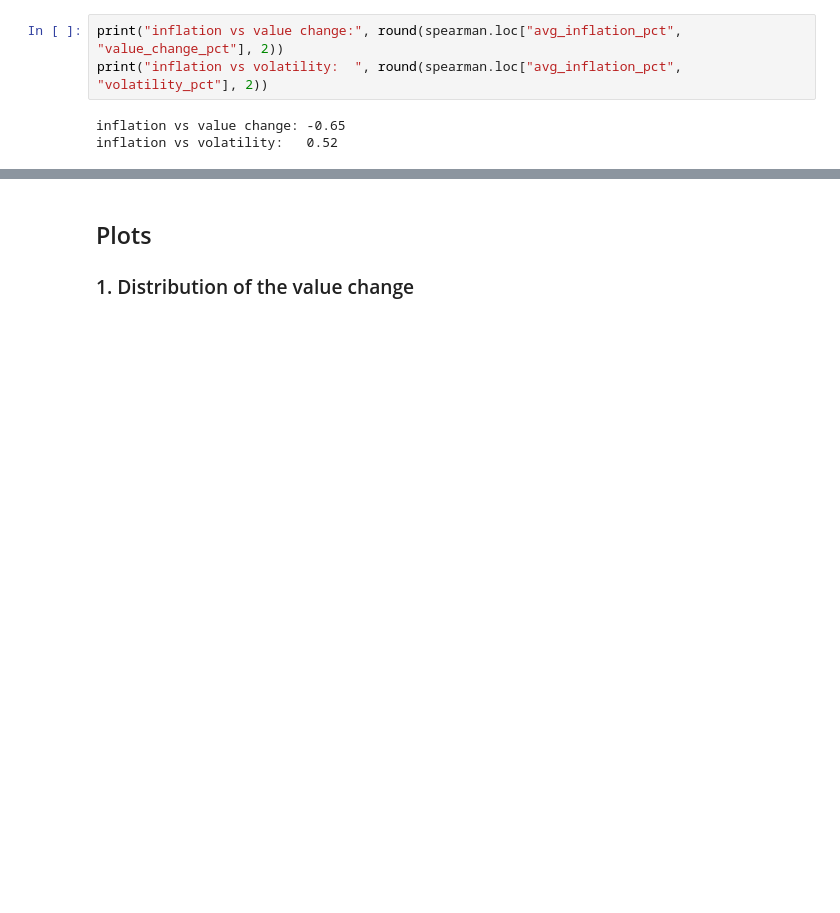
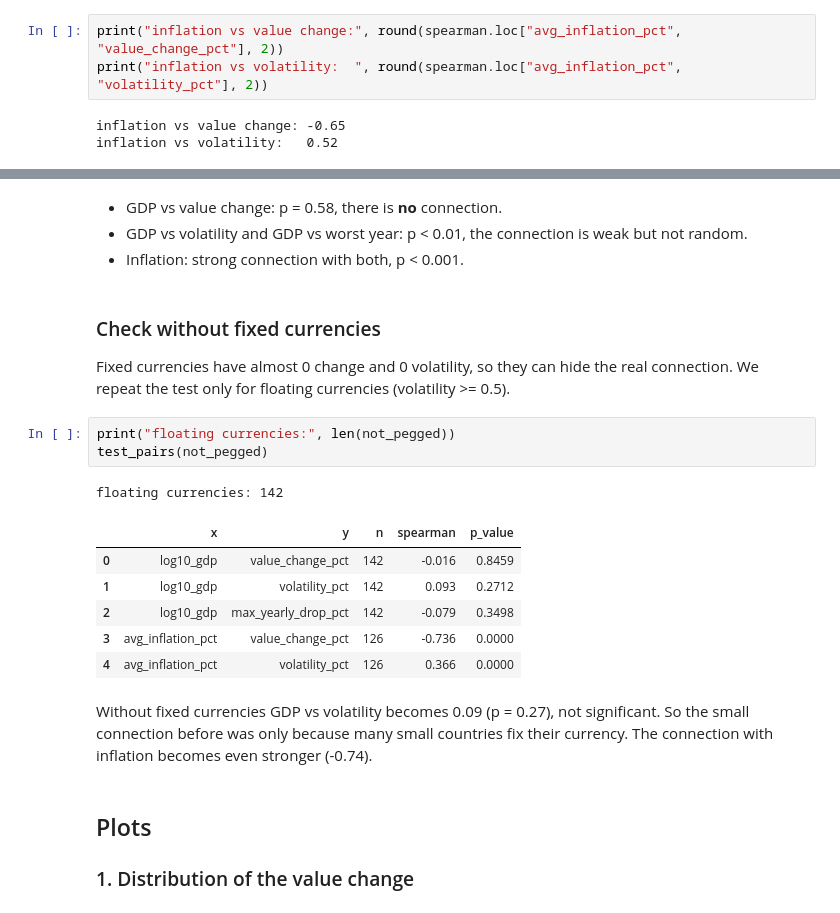
Before and after one commit to KalybaiNurdaulet/Exchange-rates-and-national-economies, a Jupyter notebook: 04_Analysis_Visualization_Kundyz.ipynb, the cells around one changed output, grey strips where cells are left out. Cells and saved outputs as stored; diff of their text form; blank space fills up the shorter version.

```diff
--- a/04_Analysis_Visualization_Kundyz.ipynb
+++ b/04_Analysis_Visualization_Kundyz.ipynb
@@ -124,3 +150,26 @@ inflation vs volatility:   0.52
+# %% [markdown]
+- GDP vs value change: p = 0.58, there is **no** connection.
+- GDP vs volatility and GDP vs worst year: p < 0.01, the connection is weak but not random.
+- Inflation: strong connection with both, p < 0.001.
+# %% [markdown]
+### Check without fixed currencies
+Fixed currencies have almost 0 change and 0 volatility, so they can hide the real connection.
+We repeat the test only for floating currencies (volatility >= 0.5).
+# %%
+print("floating currencies:", len(not_pegged))
+test_pairs(not_pegged)
+# %% [output]
+floating currencies: 142
+|  | x | y | n | spearman | p_value |
+| 0 | log10_gdp | value_change_pct | 142 | -0.016 | 0.8459 |
+| 1 | log10_gdp | volatility_pct | 142 | 0.093 | 0.2712 |
+| 2 | log10_gdp | max_yearly_drop_pct | 142 | -0.079 | 0.3498 |
+| 3 | avg_inflation_pct | value_change_pct | 126 | -0.736 | 0.0000 |
+| 4 | avg_inflation_pct | volatility_pct | 126 | 0.366 | 0.0000 |
+# %% [markdown]
+Without fixed currencies GDP vs volatility becomes 0.09 (p = 0.27), not significant.
+So the small connection before was only because many small countries fix their currency.
+The connection with inflation becomes even stronger (-0.74).
 # %% [markdown]
 ## Plots
 ### 1. Distribution of the value change
```
Also changed, not shown: parts of 4 cells of this notebook, 6 other files.
